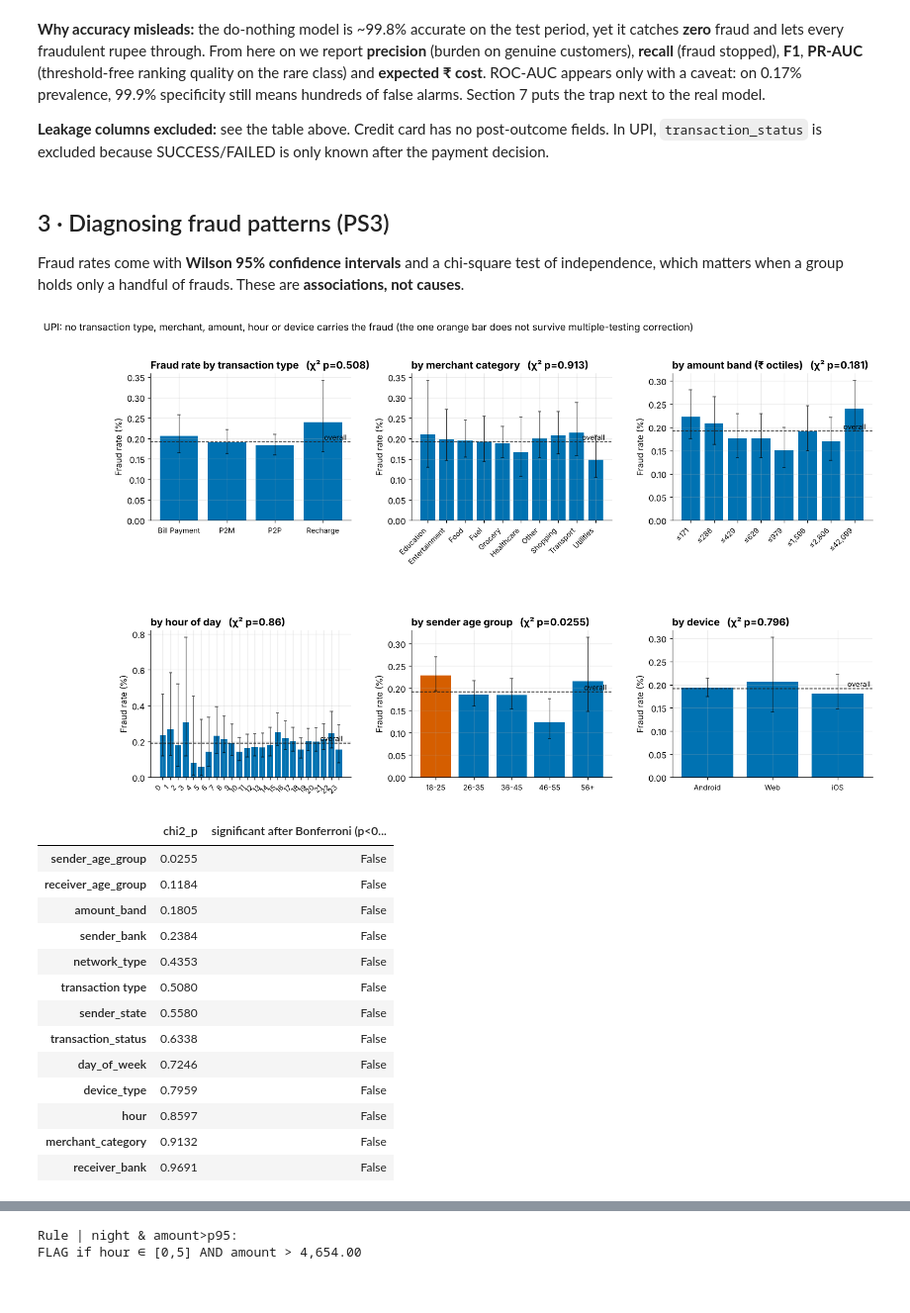
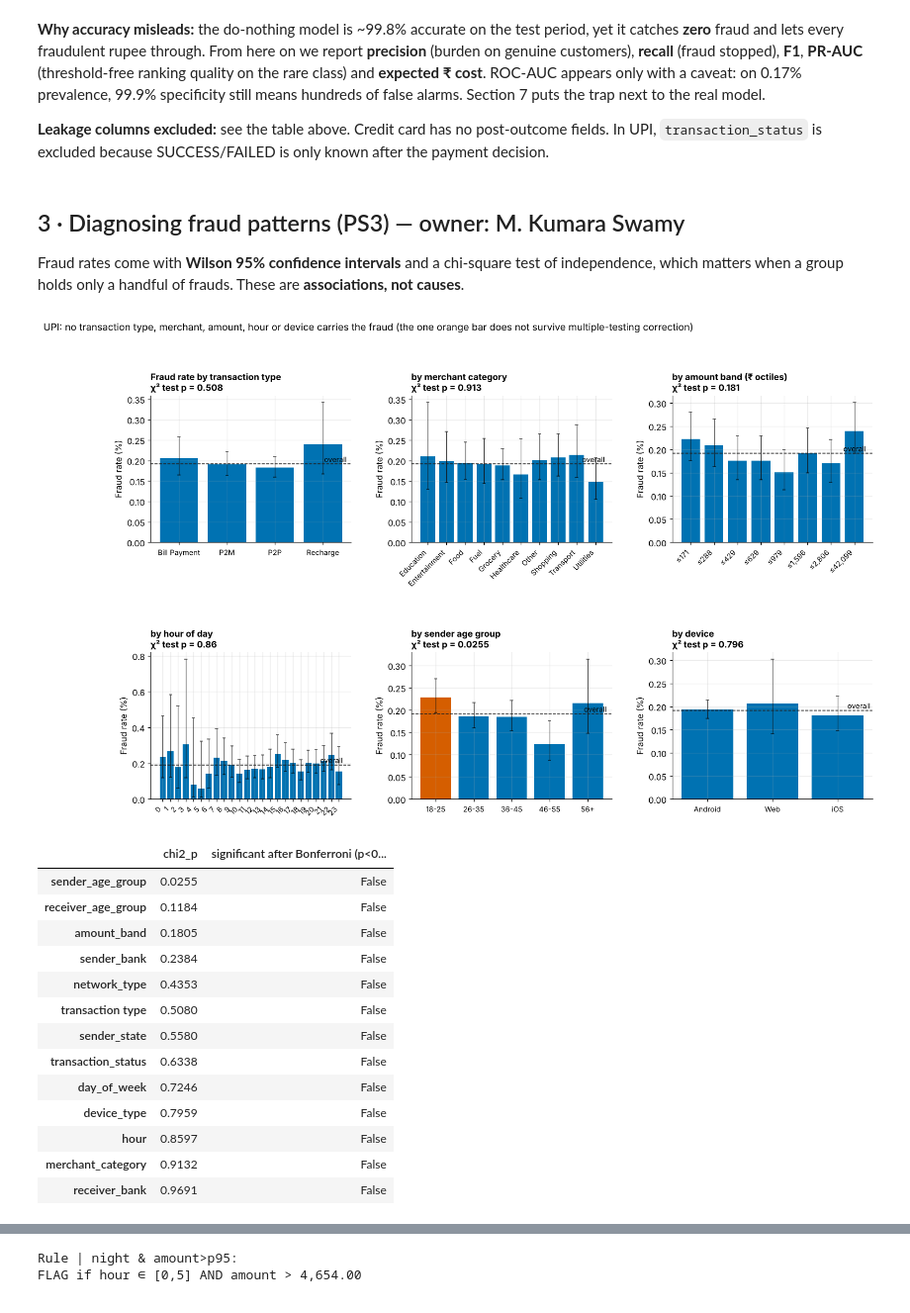
Before and after one commit to naishadhvytla/hackathon01calibo, a Jupyter notebook: notebooks/02_upi_executed.ipynb, the cells around one changed output, grey strips where cells are left out. Shown at 99% size. Cells and saved outputs as stored; diff of their text form; code cells hidden in the pictures.

```diff
--- a/notebooks/02_upi_executed.ipynb
+++ b/notebooks/02_upi_executed.ipynb
@@ -151,7 +154,7 @@ on 0.17% prevalence, 99.9% specificity still means hundreds of false alarms. Sec
 **Leakage columns excluded:** see the table above. Credit card has no post-outcome fields. In UPI, `transaction_status`
 is excluded because SUCCESS/FAILED is only known after the payment decision.
 # %% [markdown]
-## 3 · Diagnosing fraud patterns (PS3)
+## 3 · Diagnosing fraud patterns (PS3) — owner: M. Kumara Swamy
 Fraud rates come with **Wilson 95% confidence intervals** and a chi-square test of independence, which matters when a group
 holds only a handful of frauds. These are **associations, not causes**.
 # %%
@@ -174,7 +177,7 @@ def rate_plot(ax, g, col, title, p, horizontal=False):
     ax.axhline(base, color=L.C["ink"], ls="--", lw=1); ax.text(len(g) - 0.5, base, " overall", va="bottom", ha="right", fontsize=9)
     labs = [(f"≤{v.right:,.0f}" if v.right >= 10 else f"≤{v.right:g}") if isinstance(v, pd.Interval) else str(v) for v in g[col]]
     ax.set_xticks(x); ax.set_xticklabels(labs, rotation=0 if len(g) < 8 else 45, ha="center" if len(g) < 8 else "right", fontsize=9)
-    ax.set_ylabel("Fraud rate (%)"); ax.set_title(f"{title}   (χ² p={p:.3g})")
+    ax.set_ylabel("Fraud rate (%)"); ax.set_title(f"{title}\nχ² test p = {p:.3g}", fontsize=11, loc="left")
 
 eda_findings = {}
 df["amount_band"] = pd.qcut(df["amount"], 8, duplicates="drop")
@@ -182,9 +185,10 @@ if DATASET == "creditcard":
     g_amt, p_amt = rate_table("amount_band"); g_hr, p_hr = rate_table("hour")
     g_zero, p_zero = rate_table("amount_zero"); g_day, p_day = rate_table("day")
     fig, axes = plt.subplots(1, 2, figsize=(14, 4.2))
-    rate_plot(axes[0], g_amt, "amount_band", "Fraud rate by amount band (octiles; currency not stated in source)", p_amt)
-    rate_plot(axes[1], g_hr, "hour", "Fraud rate by hour of day", p_hr)
-    fig.suptitle("Fraud is over-represented at tiny amounts (≤1.51, card-testing pattern), above 77.51, and at 02–05h (orange = whole 95% CI above overall rate)", x=0.01, ha="left", fontsize=12)
+    rate_plot(axes[0], g_amt, "amount_band", "Fraud rate by amount band (octiles)", p_amt)
+    axes[0].set_xlabel("Amount band (currency not stated in source)")
+    rate_plot(axes[1], g_hr, "hour", "Fraud rate by hour of day", p_hr); axes[1].set_xlabel("Hour of day (derived from Time)")
+    fig.suptitle("Fraud is over-represented at tiny amounts (≤1.51, card-testing pattern), above 77.51, and at 02–05h\n(orange = whole 95% CI above the overall rate)", x=0.01, y=1.0, va="bottom", ha="left", fontsize=12)
     L.savefig(fig, "02_fraud_by_amount_hour.png", FIG); plt.show()
     display(g_amt.round(3)); display(g_zero.round(3))
     night = df.hour.between(1, 5)
@@ -203,37 +207,37 @@ if DATASET == "creditcard":
         ax.hist(df.loc[df[TARGET] == 0, c].clip(lo, hi), bins=bins, density=True, alpha=0.6, color=L.C["genuine"], label="genuine")
         ax.hist(df.loc[df[TARGET] == 1, c].clip(lo, hi), bins=bins, density=True, alpha=0.7, color=L.C["fraud"], label="fraud")
         ax.set_title(f"{c}  (KS={ks[c]:.2f})"); ax.set_yticks([])
-    axes[0].legend(); fig.suptitle("Fraud has a distinct behavioural signature in a handful of components", x=0.01, ha="left", fontsize=12)
+    axes[0].legend(); fig.suptitle("Fraud has a distinct behavioural signature in a handful of components", x=0.01, y=1.0, va="bottom", ha="left", fontsize=12)
     L.savefig(fig, "03_behaviour_signature.png", FIG); plt.show()
     # over time
     hourly = df.assign(abs_hour=(df.Time // 3600).astype(int)).groupby("abs_hour")[TARGET].agg(["size", "sum"])
     fig, ax = plt.subplots(figsize=(12, 3.4)); ax2 = ax.twinx()
     ax.bar(hourly.index, hourly["size"], color=L.C["genuine"], alpha=0.35, label="all txns"); ax.set_ylabel("Transactions / hour")
     ax2.plot(hourly.index, hourly["sum"], color=L.C["fraud"], marker="o", ms=3, lw=1.5, label="frauds"); ax2.set_ylabel("Frauds / hour", color=L.C["fraud"])
     ax2.spines["right"].set_visible(True); ax2.grid(False)
     for s, e in [(1, 6), (25, 30)]: ax.axvspan(s, e, color=L.C["accent"], alpha=0.12)
     ax.set_xlabel("Hours since capture start (2 days)"); ax.set_title("Fraud bursts arrive while volume is at its night-time low (shaded 01–05h)")
     L.savefig(fig, "04_fraud_over_time.png", FIG); plt.show()
 else:
     plots = [("transaction type", "Fraud rate by transaction type"), ("merchant_category", "by merchant category"),
              ("amount_band", "by amount band (₹ octiles)"), ("hour", "by hour of day"),
              ("sender_age_group", "by sender age group"), ("device_type", "by device")]
     fig, axes = plt.subplots(2, 3, figsize=(16, 9), gridspec_kw=dict(hspace=0.75, wspace=0.3)); pvals = {}
     for ax, (c, t) in zip(axes.ravel(), plots):
         g, p = rate_table(c); pvals[c] = p; rate_plot(ax, g, c, t, p)
         eda_findings[c] = g[[c, "txns", "frauds", "fraud_rate_pct", "ci_lo", "ci_hi"]].astype({c: str}).to_dict("records")
-    fig.suptitle("UPI: no transaction type, merchant, amount, hour or device carries the fraud (the one orange bar does not survive multiple-testing correction)", x=0.01, y=0.98, ha="left", fontsize=12)
+    fig.suptitle("UPI: no transaction type, merchant, amount, hour or device carries the fraud (the one orange bar does not survive multiple-testing correction)", x=0.01, y=1.0, va="bottom", ha="left", fontsize=12)
     L.savefig(fig, "02_upi_fraud_rates.png", FIG); plt.show()
     allp = {c: chi2_contingency(pd.crosstab(df[c], df[TARGET]))[1] for c in L.UPI_CATS + ["hour", "amount_band", "transaction_status"]}
     pv = pd.Series(allp).sort_values(); bonf = 0.05 / len(pv)
     display(pd.DataFrame({"chi2_p": pv.round(4), f"significant after Bonferroni (p<{bonf:.4f})": pv < bonf}))
     eda_findings["chi2_p"] = pv.round(4).to_dict(); eda_findings["bonferroni_alpha"] = bonf
     g, _ = rate_table("month")
     fig, ax = plt.subplots(figsize=(10, 3.2)); rate_plot(ax, g, "month", "Fraud rate by month of 2024", chi2_contingency(pd.crosstab(df.month, df[TARGET]))[1])
     L.savefig(fig, "04_upi_fraud_by_month.png", FIG); plt.show()
 SUMMARY["eda"] = eda_findings
 # %% [output]
-[figure, old version]
+[figure, new version]
 |  | chi2_p | significant after Bonferroni (p<0... |
 | sender_age_group | 0.0255 | False |
 | receiver_age_group | 0.1184 | False |
```
Also changed, not shown: parts of 13 cells of this notebook, 32 other files.
